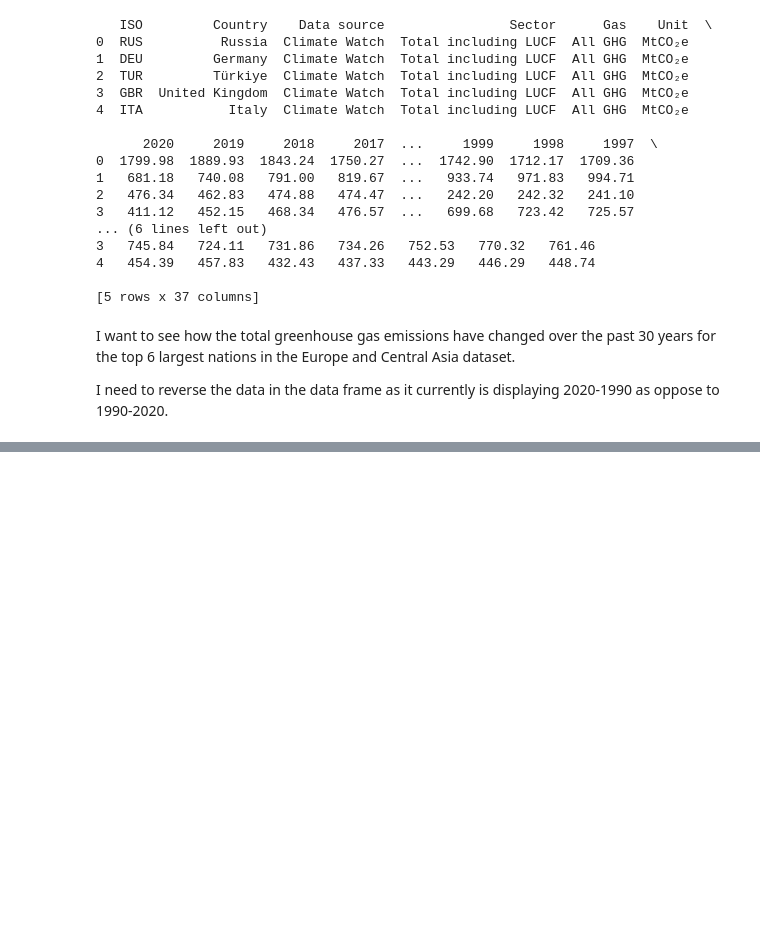
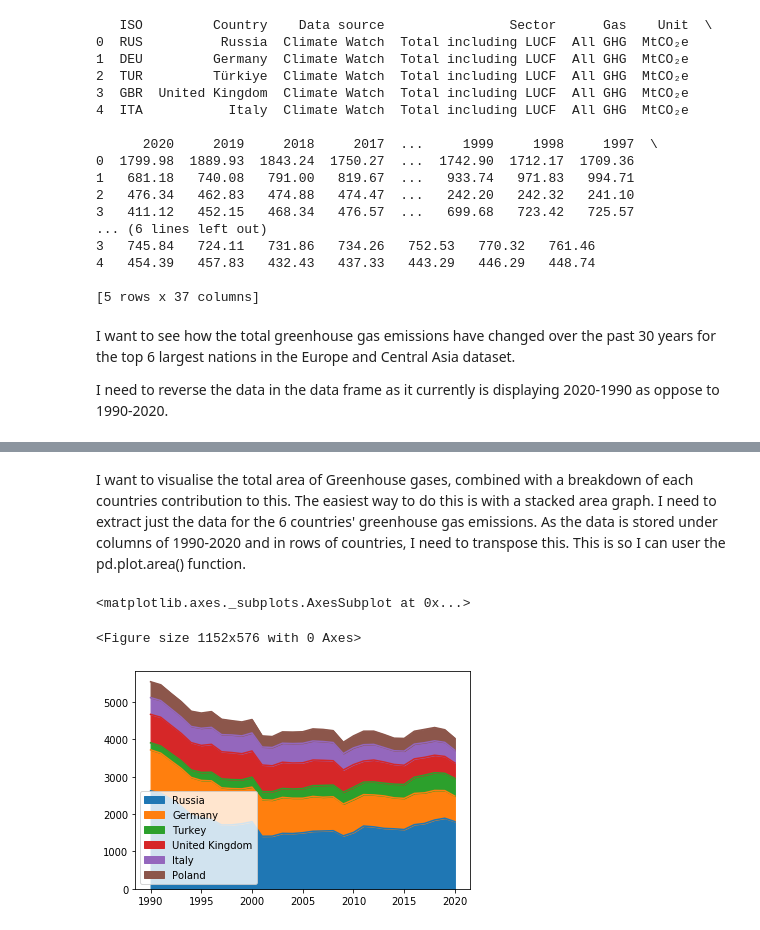
Before and after one commit to JamieHoughton1/JamiesProjects, a Jupyter notebook: ClimateWatchData/EuropeAndCentralAsiaData1990-2020.ipynb, the cells around one changed output, grey strips where cells are left out. Saved outputs shown, nothing was run; the diff lists cells and outputs as text; code cells hidden in the pictures; blank space fills up the shorter version.

```diff
--- a/ClimateWatchData/EuropeAndCentralAsiaData1990-2020.ipynb
+++ b/ClimateWatchData/EuropeAndCentralAsiaData1990-2020.ipynb
@@ -54,0 +59,18 @@ plt.show()
+# %% [markdown]
+I want to visualise the total area of Greenhouse gases, combined with a breakdown of each countries contribution to this. The easiest way to do this is with a stacked area graph. I need to extract just the data for the 6 countries' greenhouse gas emissions. As the data is stored under columns of 1990-2020 and in rows of countries, I need to transpose this. This is so I can user the pd.plot.area() function.
+# %%
+stackedPlotData = historicalEmissionsReverse.iloc[0:6, :31]
+
+stackedPlotData_Transposed = stackedPlotData.T
+
+
+
+stackedPlotData_Transposed.columns = ['Russia','Germany','Turkey','United Kingdom','Italy', 'Poland']
+
+plt.figure(figsize=(16,8))
+
+stackedPlotData_Transposed.plot.area()
+# %% [output]
+<matplotlib.axes._subplots.AxesSubplot at 0x...>
+<Figure size 1152x576 with 0 Axes>
+[figure, added]
```
Also changed, not shown: parts of 1 cell of this notebook.
